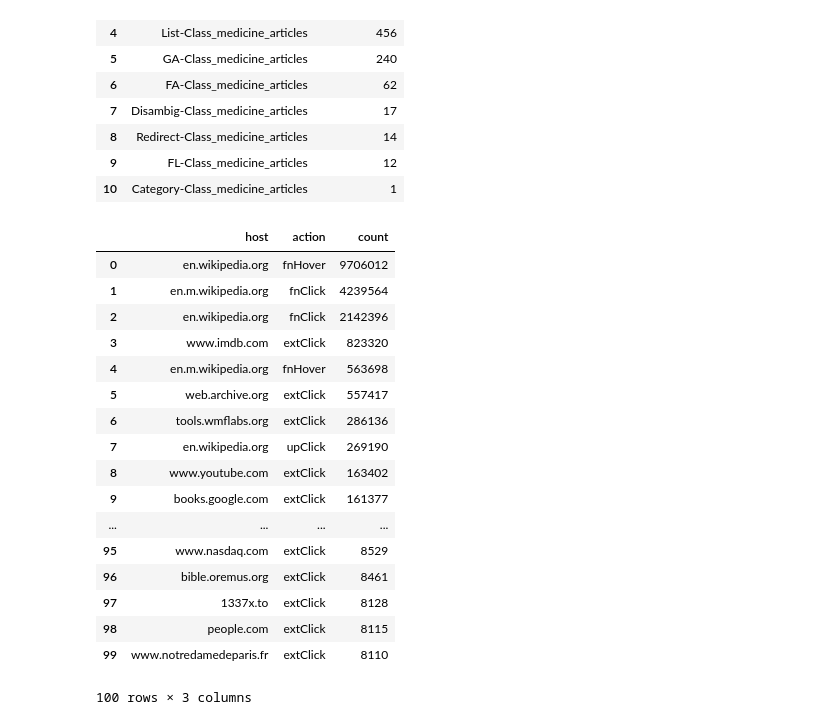
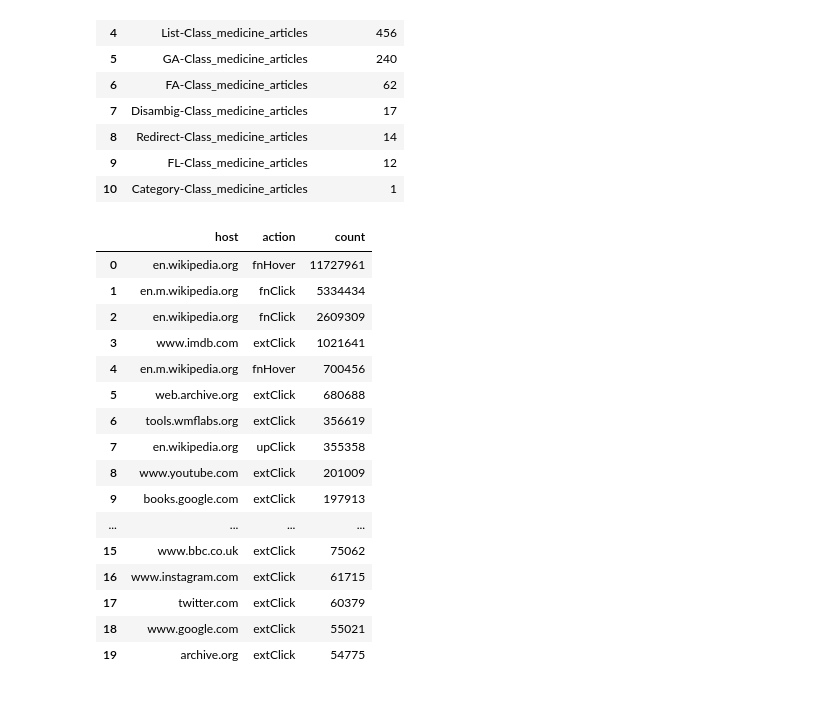
Before and after one commit to elifesciences-publications/wiki-citation-usage, a Jupyter notebook: pageload-event.ipynb, the cells around one changed output. Cells and saved outputs as stored; diff of their text form; code cells hidden in the pictures.

```diff
--- a/pageload-event.ipynb
+++ b/pageload-event.ipynb
@@ -292,17 +324,19 @@ sampled_not_wpm_events_query = """
 SELECT to_date(dt) date, event.action, count(*) count
 FROM event.citationusage
 WHERE wiki = 'enwiki'
-AND event.page_id IN (SELECT page_id FROM ryanmax.pages_with_extlinks WHERE dt LIKE '{}')
-AND event.page_id NOT IN (SELECT page_id FROM ryanmax.projmed_with_extlinks WHERE dt LIKE '{}')
+AND event.page_id IN (SELECT DISTINCT page_id FROM ryanmax.pages_with_extlinks WHERE dt LIKE '{}')
+AND event.page_id NOT IN (SELECT DISTINCT page_id FROM ryanmax.projmed_with_extlinks WHERE dt LIKE '{}')
 AND event.session_token in (
     SELECT event.session_token
     FROM event.citationusagepageload
     WHERE wiki = 'enwiki'
+    {}
     AND day = {}
     AND month = {}
     AND year = {}
     AND useragent.is_bot = FALSE
     )
+{}
 AND day = {}
 AND month = {}
 AND year = {}
@@ -313,9 +347,11 @@ ORDER BY to_date(dt)
 
 sampled_not_wpm_events_rdd = sc.emptyRDD()
 for d in daterange(start_date, end_date):
-    dt = str(d.year) + '-' + '{0:02d}'.format(d.month) + '-' + '{0:02d}'.format(d.day) + '%'
+    dt = date_to_dt(d)
     sampled_daily_not_wpm_events = spark.sql(
-        sampled_not_wpm_events_query.format(dt, dt, d.day, d.month, d.year,d.day, d.month, d.year))
+        sampled_not_wpm_events_query.format(dt, dt,
+                                            pageload_exclusion_sql, d.day, d.month, d.year,
+                                            event_exclusion_sql, d.day, d.month, d.year))
     sampled_not_wpm_events_rdd = sampled_not_wpm_events_rdd.union(sampled_daily_not_wpm_events.rdd)
 
 sampled_not_wpm_events_merged = sqlContext.createDataFrame(sampled_not_wpm_events_rdd)
@@ -327,16 +363,18 @@ sampled_events_query = """
 SELECT to_date(dt) date, event.action, count(*) count
 FROM event.citationusage
 WHERE wiki = 'enwiki'
-AND event.page_id IN (SELECT page_id FROM ryanmax.pages_with_extlinks WHERE dt LIKE '{}')
+AND event.page_id IN (SELECT DISTINCT page_id FROM ryanmax.pages_with_extlinks WHERE dt LIKE '{}')
 AND event.session_token in (
     SELECT event.session_token
     FROM event.citationusagepageload
     WHERE wiki = 'enwiki'
+    {}
     AND day = {}
     AND month = {}
     AND year = {}
     AND useragent.is_bot = FALSE
     )
+{}
 AND day = {}
 AND month = {}
 AND year = {}
@@ -347,9 +385,11 @@ ORDER BY to_date(dt)
 
 sampled_events_rdd = sc.emptyRDD()
 for d in daterange(start_date, end_date):
-    dt = str(d.year) + '-' + '{0:02d}'.format(d.month) + '-' + '{0:02d}'.format(d.day) + '%'
+    dt = date_to_dt(d)
     sampled_daily_events = spark.sql(
-        sampled_events_query.format(dt, d.day, d.month, d.year,d.day, d.month, d.year))
+        sampled_events_query.format(dt,
+                                    pageload_exclusion_sql, d.day, d.month, d.year,
+                                    event_exclusion_sql, d.day, d.month, d.year))
     sampled_events_rdd = sampled_events_rdd.union(sampled_daily_events.rdd)
 
 sampled_events_merged = sqlContext.createDataFrame(sampled_events_rdd)
@@ -577,52 +618,59 @@ cats.toPandas()
 # %%
 # Total event count for top 1K hostnames (e.g., DOI.org / ncbi…) by event type
 # limited to W pages with external links
-# NOTE: limited to 100 by event count ... do we really need ~4k rows here?
+# NOTE: limited to 4k which should produce more data than necessary
 top_hosts_query = """
 SELECT parse_url(event.link_url,'HOST') AS host, event.action, COUNT(*) AS count
 FROM event.citationusage
 WHERE wiki = 'enwiki'
-AND event.page_id IN (SELECT page_id FROM ryanmax.pages_with_extlinks)
+AND event.page_id IN (SELECT DISTINCT page_id FROM ryanmax.pages_with_extlinks)
+{}
 AND to_date(dt) >= '{}'
 AND to_date(dt) <= '{}'
 AND useragent.is_bot = FALSE
 AND event.session_token in (
     SELECT event.session_token
     FROM event.citationusagepageload
     WHERE wiki = 'enwiki'
+    {}
     AND to_date(dt) >= '{}'
     AND to_date(dt) <= '{}'
     AND useragent.is_bot = FALSE
     )
 GROUP BY host, event.action
 ORDER BY COUNT(*) DESC
-LIMIT 100
+LIMIT 4000
 """
 top_hosts_events = spark.sql(
     top_hosts_query.format(
-        start_date_string, end_date_string,
-        start_date_string, end_date_string,
+        event_exclusion_sql, start_date_string, end_date_string,
+        pageload_exclusion_sql, start_date_string, end_date_string,
     ))
 top_hosts_events_rdd = top_hosts_events.rdd
 top_hosts_events_df = sqlContext.createDataFrame(top_hosts_events_rdd)
 top_hosts_events_pandas = top_hosts_events_df.toPandas()
-top_hosts_events_pandas
+
+# write data to hive for later use in R
+top_hosts_events.createOrReplaceTempView("temp_top_hosts_w_events")
+sqlContext.sql("DROP TABLE IF EXISTS ryanmax.top_hosts_w_events");
+sqlContext.sql("CREATE TABLE ryanmax.top_hosts_w_events AS SELECT * FROM temp_top_hosts_w_events");
+
+top_hosts_events.limit(20).toPandas()
 # %% [output]
 |  | host | action | count |
-| 0 | en.wikipedia.org | fnHover | 9706012 |
-| 1 | en.m.wikipedia.org | fnClick | 4239564 |
-| 2 | en.wikipedia.org | fnClick | 2142396 |
-| 3 | www.imdb.com | extClick | 823320 |
-| 4 | en.m.wikipedia.org | fnHover | 563698 |
-| 5 | web.archive.org | extClick | 557417 |
-| 6 | tools.wmflabs.org | extClick | 286136 |
-| 7 | en.wikipedia.org | upClick | 269190 |
-| 8 | www.youtube.com | extClick | 163402 |
-| 9 | books.google.com | extClick | 161377 |
+| 0 | en.wikipedia.org | fnHover | 11727961 |
+| 1 | en.m.wikipedia.org | fnClick | 5334434 |
+| 2 | en.wikipedia.org | fnClick | 2609309 |
+| 3 | www.imdb.com | extClick | 1021641 |
+| 4 | en.m.wikipedia.org | fnHover | 700456 |
+| 5 | web.archive.org | extClick | 680688 |
+| 6 | tools.wmflabs.org | extClick | 356619 |
+| 7 | en.wikipedia.org | upClick | 355358 |
+| 8 | www.youtube.com | extClick | 201009 |
+| 9 | books.google.com | extClick | 197913 |
 | ... | ... | ... | ... |
-| 95 | www.nasdaq.com | extClick | 8529 |
-| 96 | bible.oremus.org | extClick | 8461 |
-| 97 | 1337x.to | extClick | 8128 |
-| 98 | people.com | extClick | 8115 |
-| 99 | www.notredamedeparis.fr | extClick | 8110 |
+| 15 | www.bbc.co.uk | extClick | 75062 |
+| 16 | www.instagram.com | extClick | 61715 |
+| 17 | twitter.com | extClick | 60379 |
+| 18 | www.google.com | extClick | 55021 |
+| 19 | archive.org | extClick | 54775 |
-100 rows × 3 columns
```
Also changed, not shown: parts of 29 cells of this notebook.
